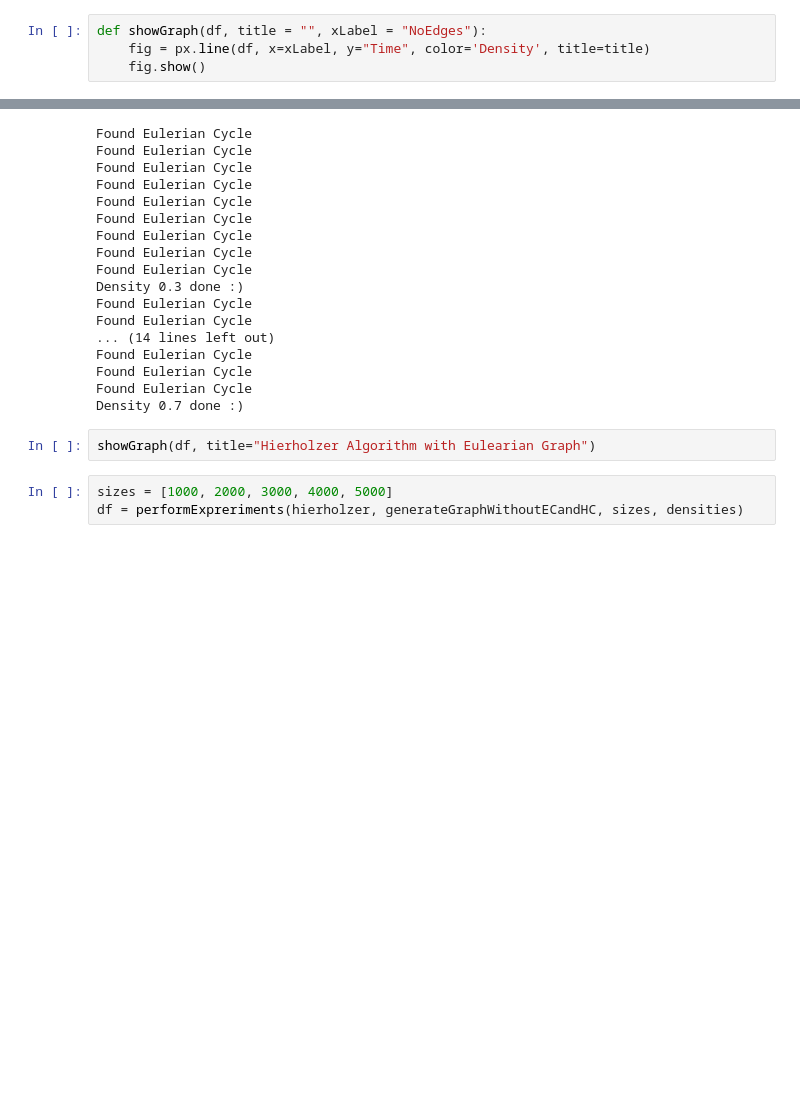
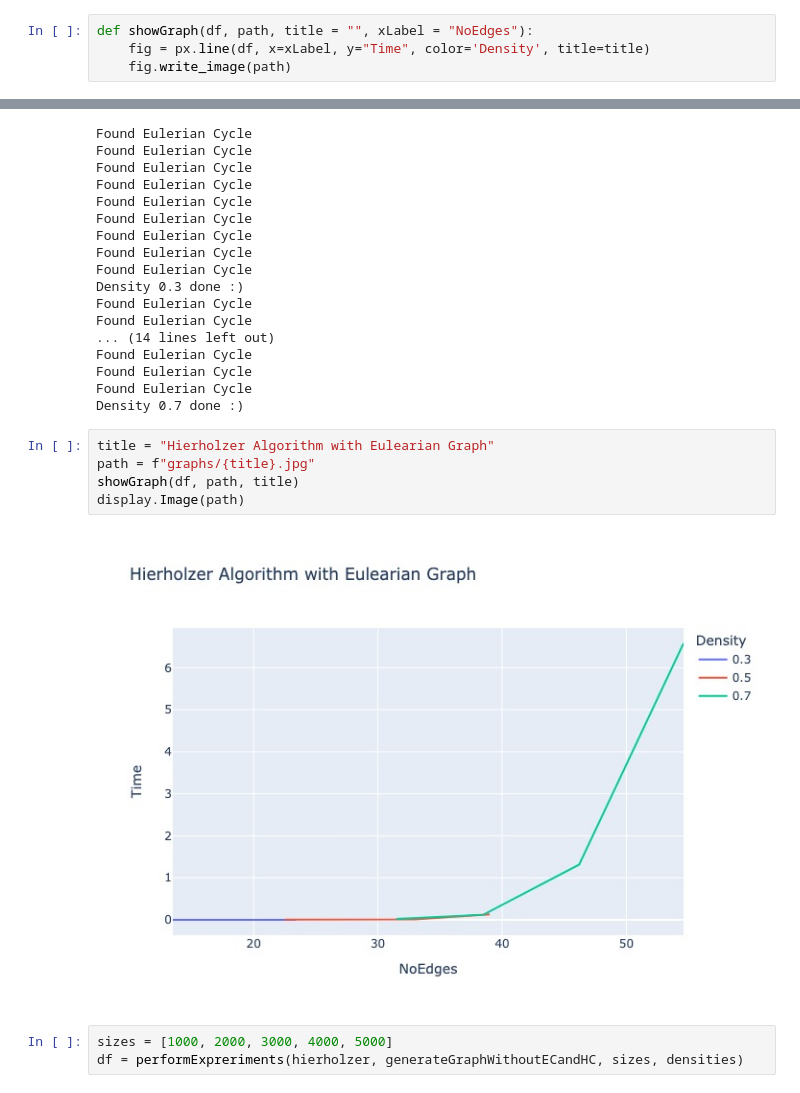
Before and after one commit to adamtms/algorithms_and_data_structures, a Jupyter notebook: Project4/report.ipynb, the cells around one changed output, grey strips where cells are left out. Cells and saved outputs as stored; diff of their text form; blank space fills up the shorter version.

Commit message:
Make images static.

```diff
--- a/Project4/report.ipynb
+++ b/Project4/report.ipynb
@@ -62,9 +64,9 @@ def performExpreriments(algorithm, graphGenerator, sizes, densities, numberOfIte
         print(f"Density {density} done :)")
     return df
 # %%
-def showGraph(df, title = "", xLabel = "NoEdges"):
+def showGraph(df, path, title = "", xLabel = "NoEdges"):
     fig = px.line(df, x=xLabel, y="Time", color='Density', title=title)
-    fig.show()
+    fig.write_image(path)
 # %%
 sizes = [100, 250, 500, 750, 1000, 1250, 1500, 1750, 2000]
 df = performExpreriments(hierholzer, generateGraphWithEC, sizes, densities, numberOfIterations=1)
@@ -86,8 +88,13 @@ Found Eulerian Cycle
 Found Eulerian Cycle
 Found Eulerian Cycle
 Density 0.7 done :)
-# %%
-showGraph(df, title="Hierholzer Algorithm with Eulearian Graph")
+# %%
+title = "Hierholzer Algorithm with Eulearian Graph"
+path = f"graphs/{title}.jpg"
+showGraph(df, path, title)
+display.Image(path)
+# %% [output]
+[figure, added]
 # %%
 sizes = [1000, 2000, 3000, 4000, 5000]
 df = performExpreriments(hierholzer, generateGraphWithoutECandHC, sizes, densities)
```
Also changed, not shown: parts of 4 cells of this notebook, 3 other files.
